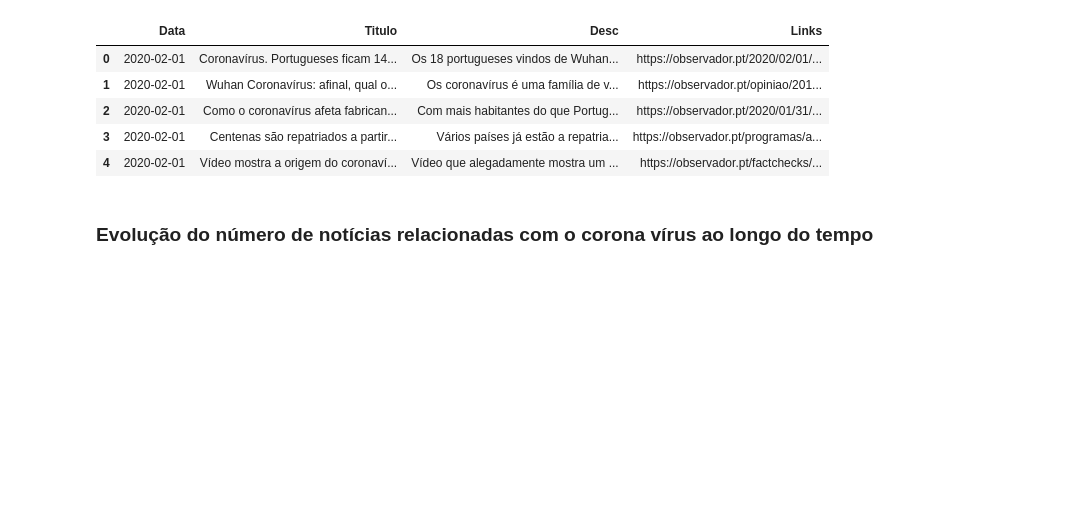
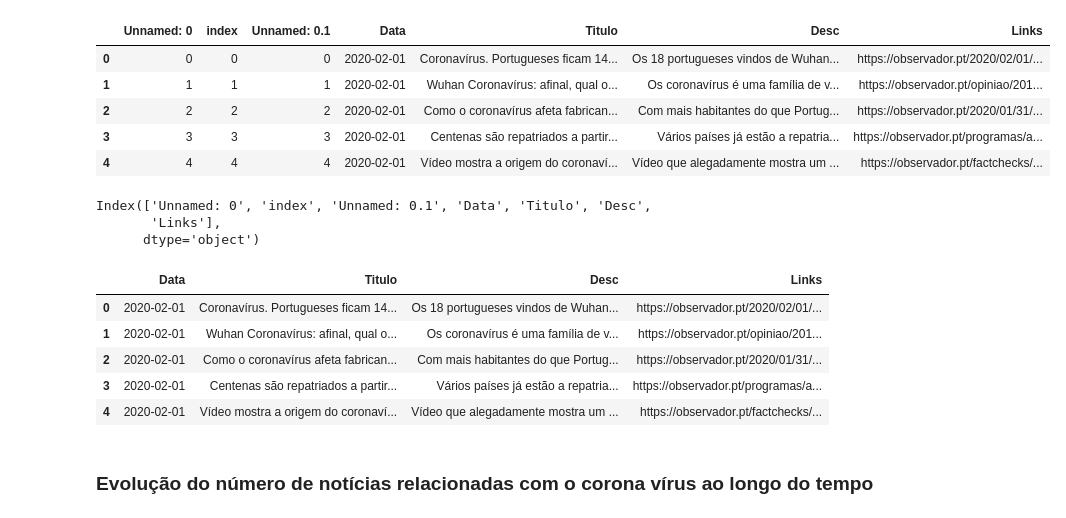
Before and after one commit to dssg-pt/miniproject-sentimentanalysis-covid, a Jupyter notebook: notebooks/observador_news_analysis.ipynb, the cells around one changed output. Saved outputs shown, nothing was run; the diff lists cells and outputs as text; code cells hidden in the pictures; blank space fills up the shorter version.

```diff
--- a/notebooks/observador_news_analysis.ipynb
+++ b/notebooks/observador_news_analysis.ipynb
@@ -32 +38,16 @@ Links     object
 dtype: object
+# %%
+df.head()
+# %% [output]
+|  | Unnamed: 0 | index | Unnamed: 0.1 | Data | Titulo | Desc | Links |
+| 0 | 0 | 0 | 0 | 2020-02-01 | Coronavírus. Portugueses ficam 14... | Os 18 portugueses vindos de Wuhan... | https://observador.pt/2020/02/01/... |
+| 1 | 1 | 1 | 1 | 2020-02-01 | Wuhan Coronavírus: afinal, qual o... | Os coronavírus é uma família de v... | https://observador.pt/opiniao/201... |
+| 2 | 2 | 2 | 2 | 2020-02-01 | Como o coronavírus afeta fabrican... | Com mais habitantes do que Portug... | https://observador.pt/2020/01/31/... |
+| 3 | 3 | 3 | 3 | 2020-02-01 | Centenas são repatriados a partir... | Vários países já estão a repatria... | https://observador.pt/programas/a... |
+| 4 | 4 | 4 | 4 | 2020-02-01 | Vídeo mostra a origem do coronaví... | Vídeo que alegadamente mostra um ... | https://observador.pt/factchecks/... |
+# %%
+df.columns
+# %% [output]
+Index(['Unnamed: 0', 'index', 'Unnamed: 0.1', 'Data', 'Titulo', 'Desc',
+       'Links'],
+      dtype='object')
```
Also changed, not shown: parts of 12 cells of this notebook, 2 other files.
